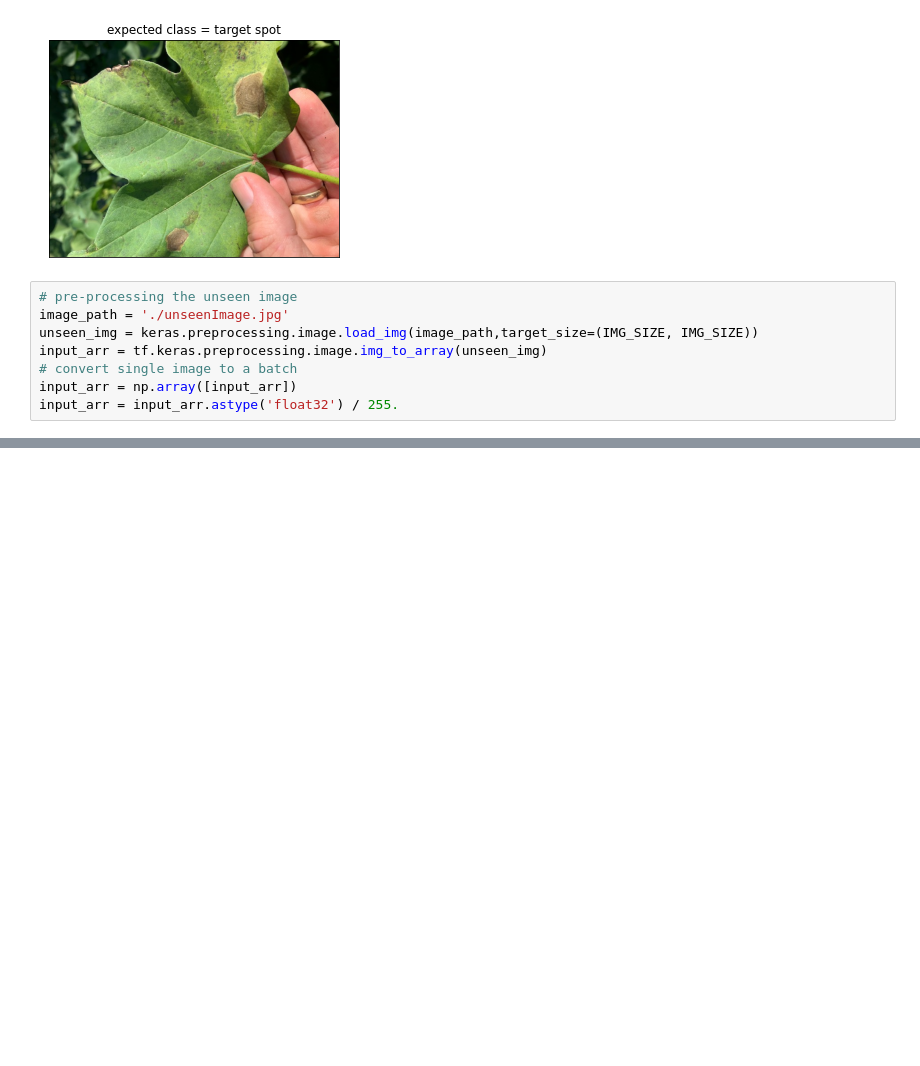
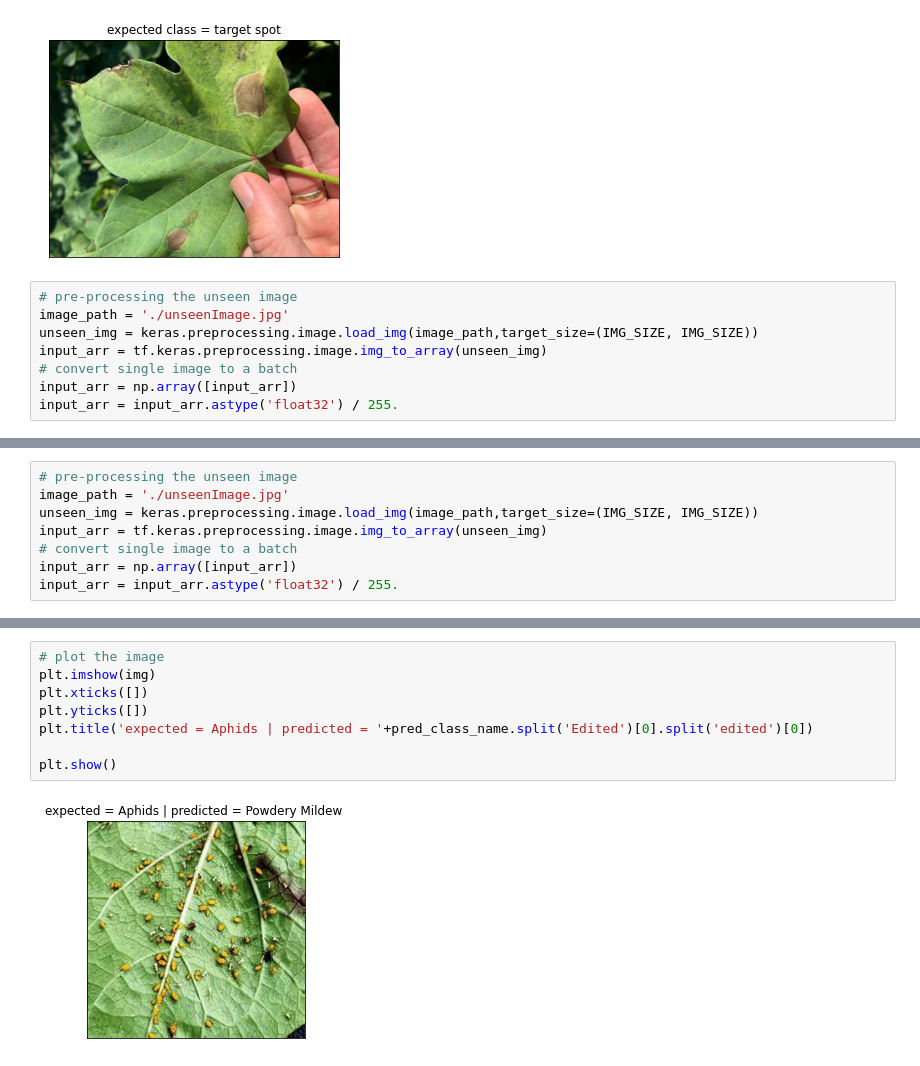
Before and after one commit to ihaas-flatiron/Capstone-2023, a Jupyter notebook: Image Classification.ipynb, the cells around one changed output, grey strips where cells are left out. Drawn from its saved outputs; the diff is of its cells as text; blank space fills up the shorter version.

```diff
--- a/Image Classification.ipynb
+++ b/Image Classification.ipynb
@@ -324,0 +402,8 @@ plt.show()
+# %%
+# pre-processing the unseen image
+image_path = './unseenImage.jpg'
+unseen_img = keras.preprocessing.image.load_img(image_path,target_size=(IMG_SIZE, IMG_SIZE))
+input_arr = tf.keras.preprocessing.image.img_to_array(unseen_img)
+# convert single image to a batch
+input_arr = np.array([input_arr])
+input_arr = input_arr.astype('float32') / 255.
@@ -324,0 +423,10 @@ plt.show()
+# %%
+# plot the image
+plt.imshow(img)
+plt.xticks([])
+plt.yticks([])
+plt.title('expected = Aphids | predicted = '+pred_class_name.split('Edited')[0].split('edited')[0])
+
+plt.show()
+# %% [output]
+[figure, added]
```
Also changed, not shown: parts of 24 cells of this notebook, 3 other files.
